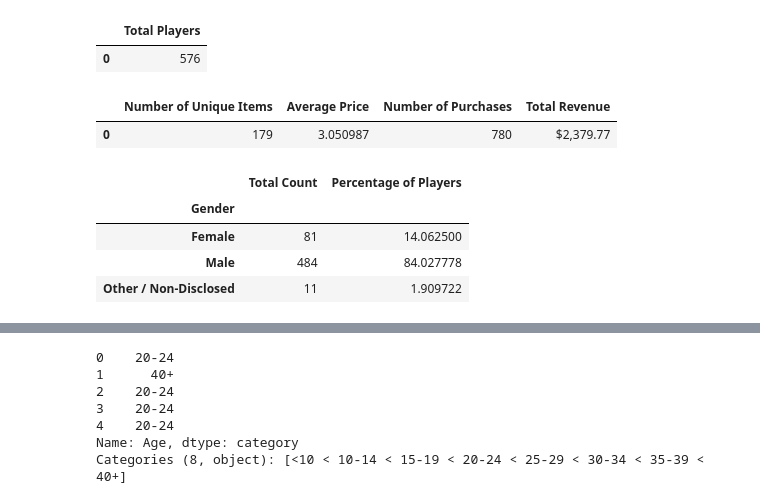
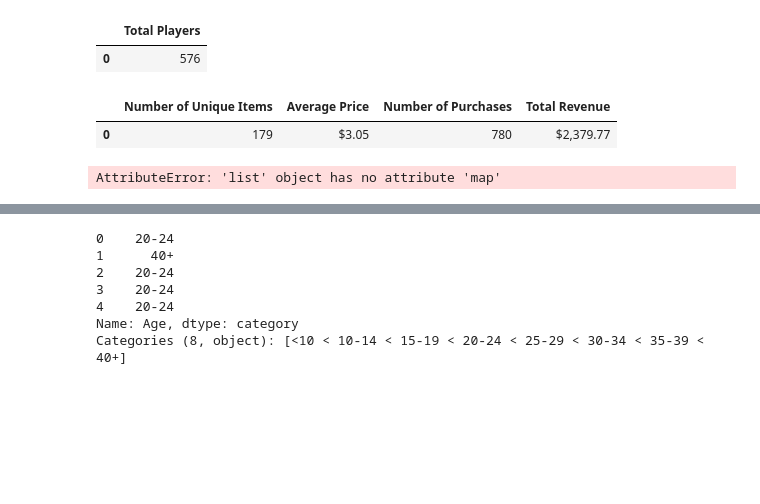
Before and after one commit to emmobley63/pandas-challenge, a Jupyter notebook: HeroesOfPymoli/main.ipynb, the cells around one changed output, grey strips where cells are left out. Drawn from its saved outputs; the diff is of its cells as text; code cells hidden in the pictures; blank space fills up the shorter version.

Commit message:
,added formatting to average price

```diff
--- a/HeroesOfPymoli/main.ipynb
+++ b/HeroesOfPymoli/main.ipynb
@@ -29,25 +29,25 @@ totplayers_df
 # %%
 # Purchasing Analysis
 # Count the number of unique purchase items
 
 uitems = df["Item Name"].nunique()
 uitems
 
 #Average purchase price, Total number of purchases, Sum of price for total revenue
 
 avgprice = df["Price"].mean()
 totpurchases = len(df["Purchase ID"])
 totrev = df["Price"].sum()
 
 tot_df = pd.DataFrame({"Number of Unique Items": uitems,
-                       "Average Price": avgprice,
+                       "Average Price": f"${avgprice:,.2f}",
                        "Number of Purchases": totpurchases,
                        "Total Revenue": f"${totrev:,.2f}"}, index = [0])
 tot_df
 # If I want to put into table I think that I have to enter the data into a DF
 # %% [output]
 |  | Number of Unique Items | Average Price | Number of Purchases | Total Revenue |
-| 0 | 179 | 3.050987 | 780 | $2,379.77 |
+| 0 | 179 | $3.05 | 780 | $2,379.77 |
 # %%
 gendergroup = df.groupby("Gender")
 
@@ -55,14 +55,10 @@ gcount = gendergroup["SN"].nunique()
 gper = [((x/totplayers)*100) for x in gcount]
 
 gender_df = pd.DataFrame({"Total Count": gcount,
-                          "Percentage of Players":gper})
+                          "Percentage of Players":gper.map("{:.2f}%".format)})
 gender_df
 # %% [output]
-|  | Total Count | Percentage of Players |
-| Gender |  |  |
-| Female | 81 | 14.062500 |
-| Male | 484 | 84.027778 |
-| Other / Non-Disclosed | 11 | 1.909722 |
+AttributeError: 'list' object has no attribute 'map'
 # %%
 g_pc = gendergroup["Purchase ID"].count()
 g_tpv = gendergroup["Price"].sum()
```
